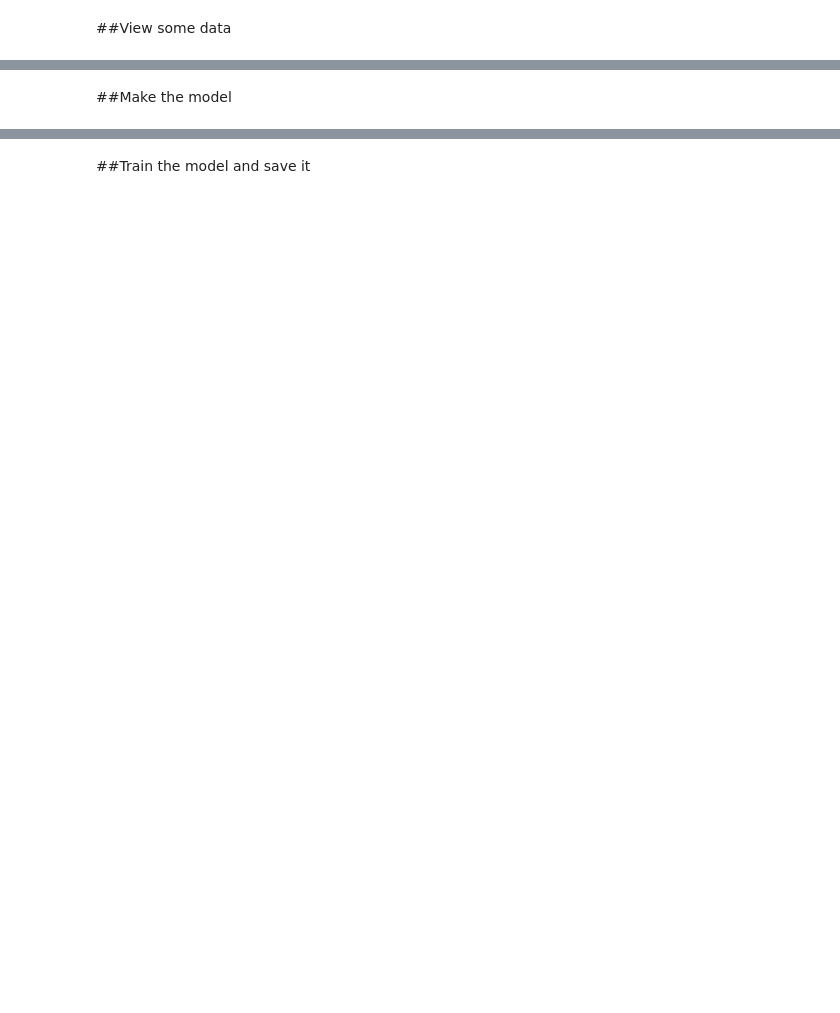
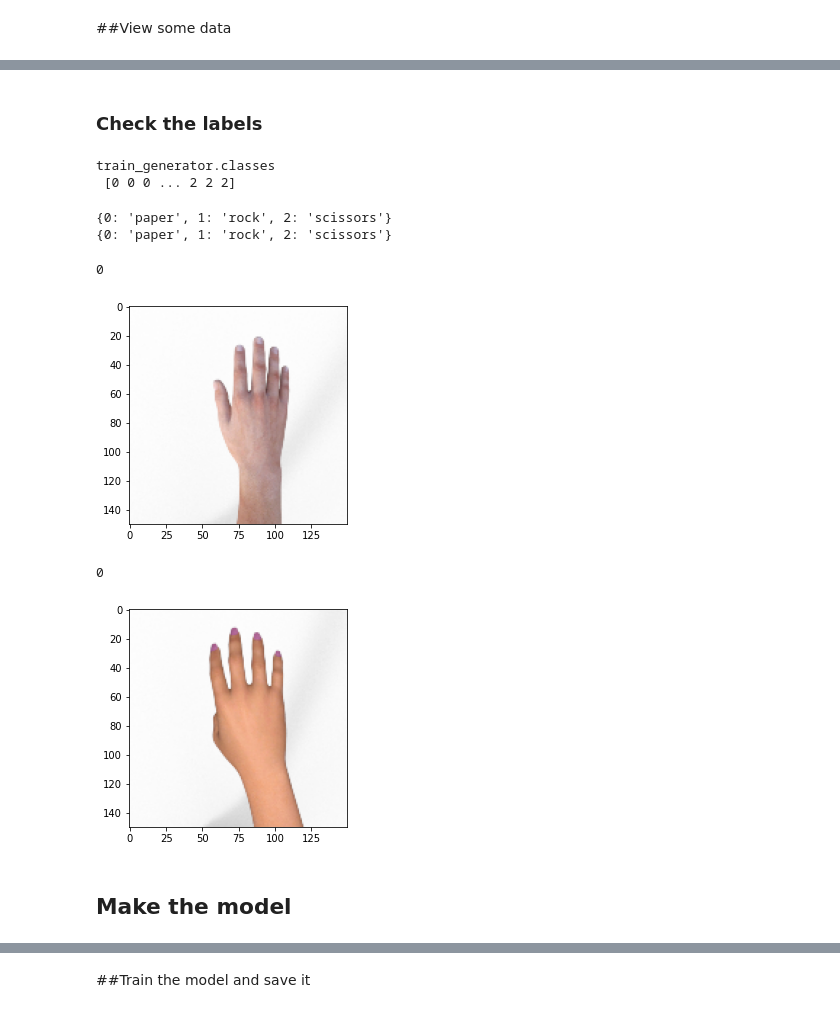
Before and after one commit to openaifab/Image-LAB-for-training, a Jupyter notebook: 4 rock_paper_scissors.ipynb, the cells around one changed output, grey strips where cells are left out. Drawn from its saved outputs; the diff is of its cells as text; code cells hidden in the pictures; blank space fills up the shorter version.

```diff
--- a/4 rock_paper_scissors.ipynb
+++ b/4 rock_paper_scissors.ipynb
@@ -143,7 +149,38 @@ We recommend you upgrade now or ensure your notebook will continue to use Tensor
 Found 2520 images belonging to 3 classes.
 Found 372 images belonging to 3 classes.
+# %% [markdown]
+### Check the labels
+# %%
+print('train_generator.classes\n',train_generator.classes)
+# %% [output]
+train_generator.classes
+ [0 0 0 ... 2 2 2]
+# %%
+# make sure two dictionaries are the same
+labels = (train_generator.class_indices)
+labels = dict((v,k) for k,v in labels.items())
+print(labels)
+labels = (validation_generator.class_indices)
+labels = dict((v,k) for k,v in labels.items())
+print(labels)
+# %% [output]
+{0: 'paper', 1: 'rock', 2: 'scissors'}
+{0: 'paper', 1: 'rock', 2: 'scissors'}
+# %%
+x,y = validation_generator.next()
+for i in range(0,2):
+    image = x[i]
+    label = y[i]
+    print(np.argmax(label))
+    plt.imshow(image)
+    plt.show()
+# %% [output]
+0
+[figure, added]
+0
+[figure, added]
 # %% [markdown]
-##Make the model
+## Make the model
 # %%
 model = tf.keras.models.Sequential([
     # Note the input shape is the desired size of the image 150x150 with 3 bytes color
```
Also changed, not shown: parts of 12 cells of this notebook, 2 other files.
